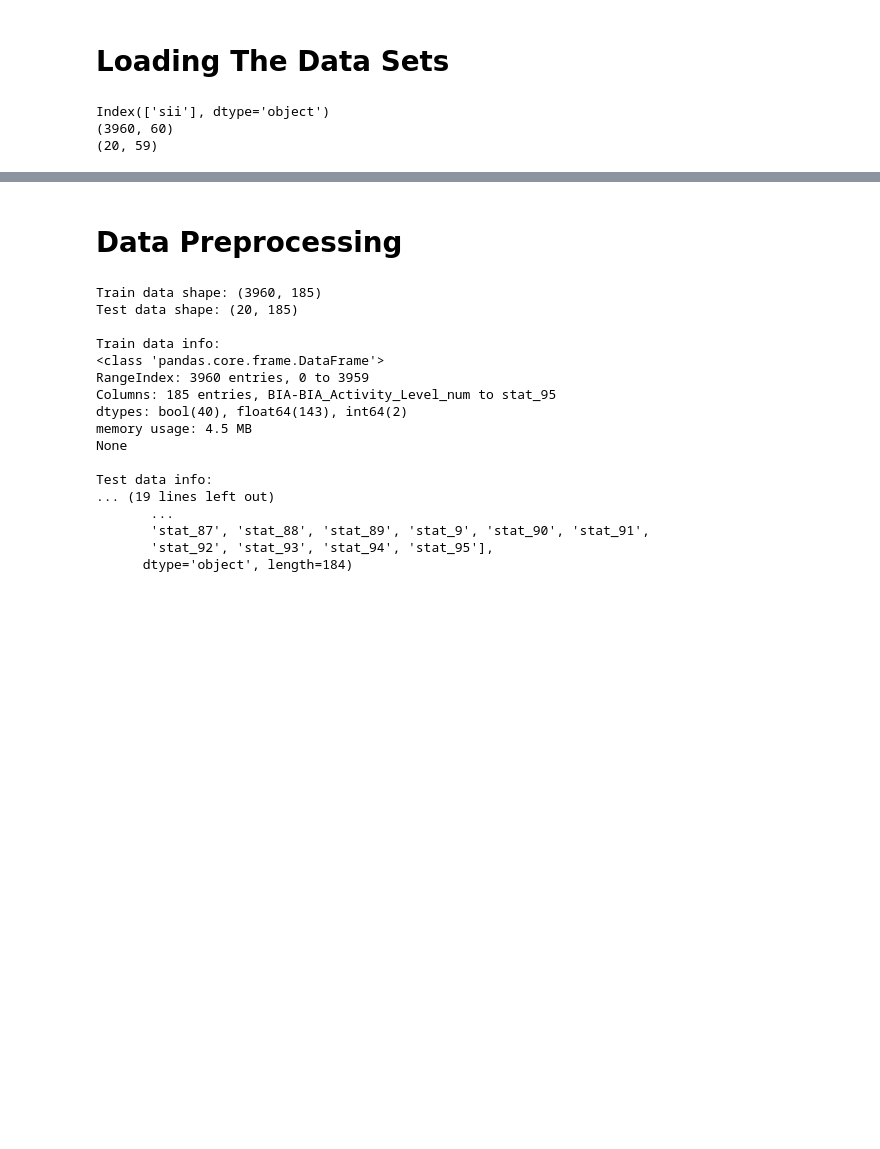
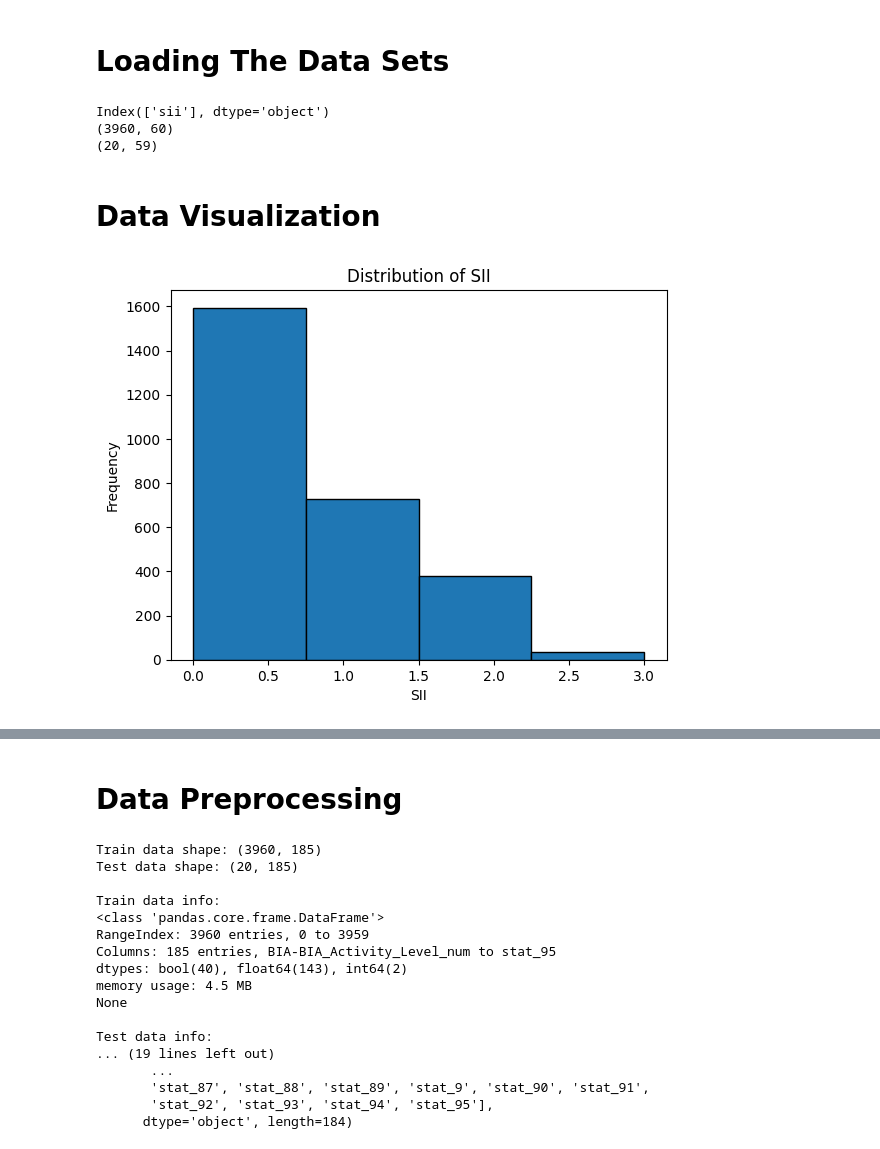
Before and after one commit to CeliePierre/Problematic-Internet-Use, a Jupyter notebook: cmi-first-predictions.ipynb, the cells around one changed output, grey strips where cells are left out. Saved outputs shown, nothing was run; the diff lists cells and outputs as text; code cells hidden in the pictures; blank space fills up the shorter version.

Commit message:
Added data visualization.

```diff
--- a/cmi-first-predictions.ipynb
+++ b/cmi-first-predictions.ipynb
@@ -85,3 +85,13 @@ train_data = train_data.drop("id", axis=1)
 # # Make a copy (comment on/off)
 # train_data_copy = train_data.copy()
 # test_data_copy = test_data.copy()
+# %% [markdown]
+# Data Visualization
+# %%
+plt.hist(train_data["sii"].dropna(), bins=4, edgecolor="k")
+plt.title("Distribution of SII")
+plt.xlabel("SII")
+plt.ylabel("Frequency")
+plt.show()
+# %% [output]
+[figure, added]
```
Also changed, not shown: parts of 6 cells of this notebook, 1 other file.
